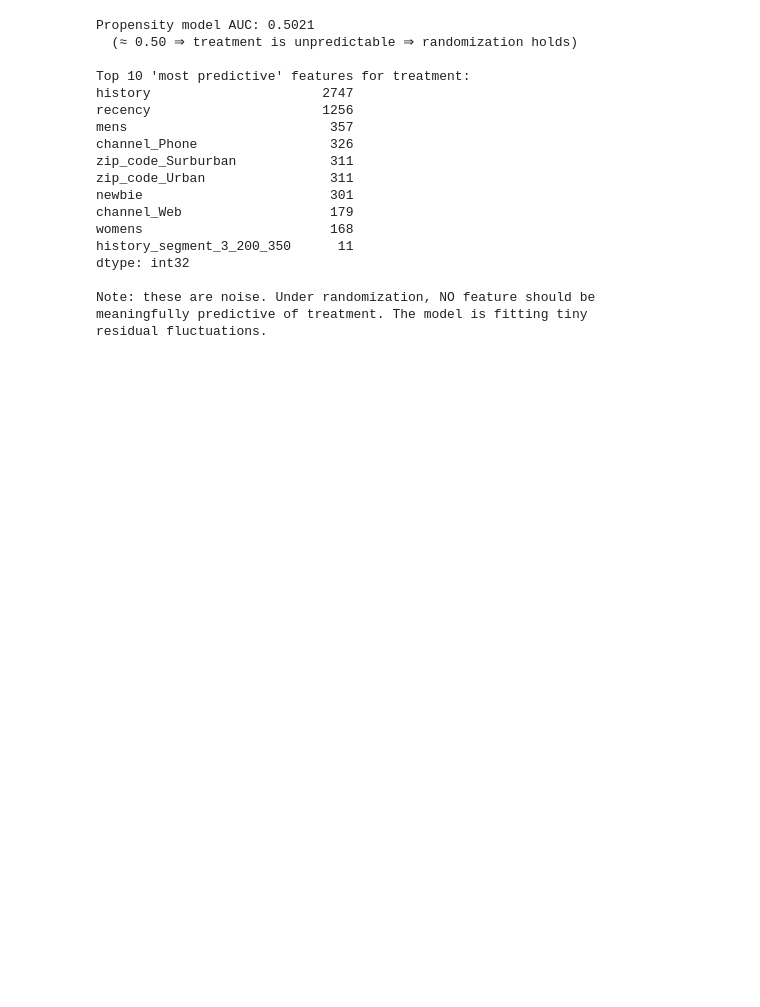
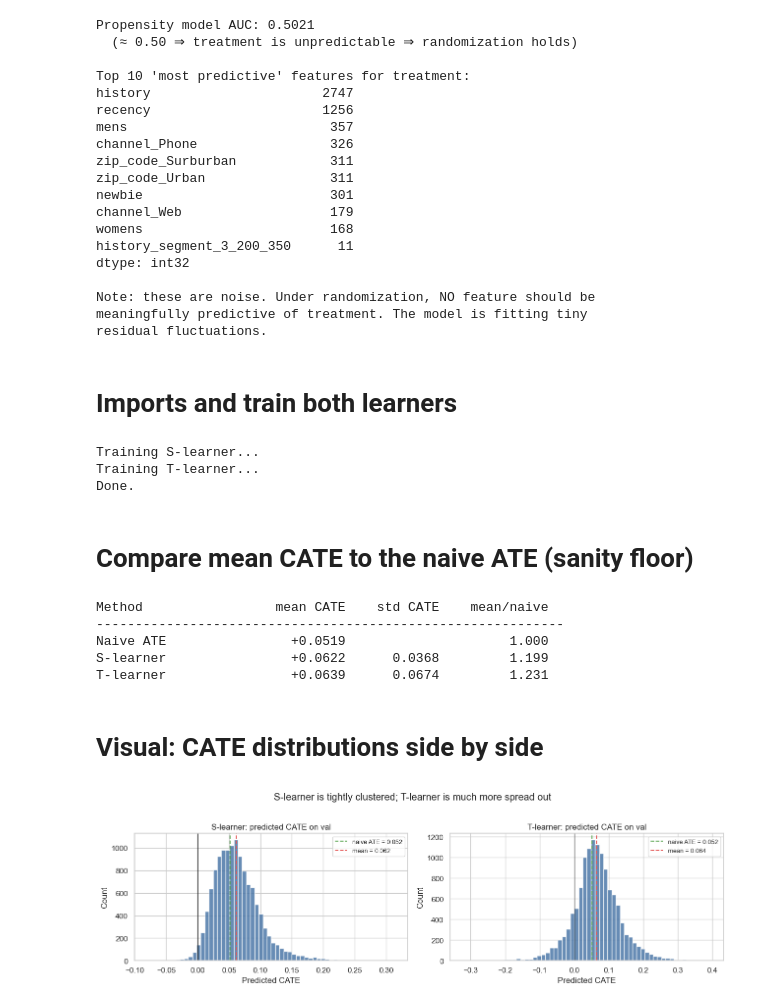
Before and after one commit to rahuldas98rd-png/uplift-promotions, a Jupyter notebook: notebooks/02_baselines.ipynb, the cells around one changed output. Saved outputs shown, nothing was run; the diff lists cells and outputs as text; code cells hidden in the pictures; blank space fills up the shorter version.

Commit message:
Phase 2.2: S-learner and T-learner with diagnostic comparison

```diff
--- a/notebooks/02_baselines.ipynb
+++ b/notebooks/02_baselines.ipynb
@@ -171,3 +171,83 @@ dtype: int32
 Note: these are noise. Under randomization, NO feature should be
 meaningfully predictive of treatment. The model is fitting tiny
 residual fluctuations.
+# %% [markdown]
+# Imports and train both learners
+# %%
+from uplift.learners import SLearner, TLearner
+
+# Convenience accessors for the val split
+val_df = splits["val"]
+X_train_feat = get_features(train_df)
+T_train_bin = make_binary_treatment(train_df)
+Y_train_visit = train_df["visit"]
+
+X_val_feat = get_features(val_df)
+T_val_bin = make_binary_treatment(val_df)
+Y_val_visit = val_df["visit"]
+
+print("Training S-learner...")
+slearner = SLearner().fit(X_train_feat, T_train_bin, Y_train_visit)
+print("Training T-learner...")
+tlearner = TLearner().fit(X_train_feat, T_train_bin, Y_train_visit)
+print("Done.")
+
+cate_s_val = slearner.predict_cate(X_val_feat)
+cate_t_val = tlearner.predict_cate(X_val_feat)
+# %% [output]
+Training S-learner...
+Training T-learner...
+Done.
+# %% [markdown]
+# Compare mean CATE to the naive ATE (sanity floor)
+# %%
+naive_val = naive_ate(val_df, "visit")["ate"]
+
+print(f"{'Method':<20s}  {'mean CATE':>10s}  {'std CATE':>10s}  {'mean/naive':>12s}")
+print("-" * 60)
+print(f"{'Naive ATE':<20s}  {naive_val:>+10.4f}  {'':>10s}  {1.0:>12.3f}")
+print(
+    f"{'S-learner':<20s}  {cate_s_val.mean():>+10.4f}  {cate_s_val.std():>10.4f}  {cate_s_val.mean() / naive_val:>12.3f}"
+)
+print(
+    f"{'T-learner':<20s}  {cate_t_val.mean():>+10.4f}  {cate_t_val.std():>10.4f}  {cate_t_val.mean() / naive_val:>12.3f}"
+)
+# %% [output]
+Method                 mean CATE    std CATE    mean/naive
+------------------------------------------------------------
+Naive ATE                +0.0519                     1.000
+S-learner                +0.0622      0.0368         1.199
+T-learner                +0.0639      0.0674         1.231
+# %% [markdown]
+# Visual: CATE distributions side by side
+# %%
+fig, axes = plt.subplots(1, 2, figsize=(13, 4))
+
+for ax, cate, name in zip(axes, [cate_s_val, cate_t_val], ["S-learner", "T-learner"]):
+    ax.hist(cate, bins=60, color="#4c78a8", edgecolor="white", alpha=0.85)
+    ax.axvline(0, color="black", linewidth=0.8)
+    ax.axvline(
+        naive_val,
+        color="#54a24b",
+        linestyle="--",
+        linewidth=1.4,
+        label=f"naive ATE = {naive_val:.3f}",
+    )
+    ax.axvline(
+        cate.mean(),
+        color="#e45756",
+        linestyle="--",
+        linewidth=1.4,
+        label=f"mean = {cate.mean():.3f}",
+    )
+    ax.set_title(f"{name}: predicted CATE on val")
+    ax.set_xlabel("Predicted CATE")
+    ax.set_ylabel("Count")
+    ax.legend(loc="upper right", fontsize=9)
+
+fig.suptitle("S-learner is tightly clustered; T-learner is much more spread out", y=1.02)
+fig.tight_layout()
+fig.savefig(FIG_DIR / "07_cate_distributions.png")
+plt.show()
+# %% [output]
+[figure, added]
```
Also changed, not shown: parts of 10 cells of this notebook, 2 other files.
